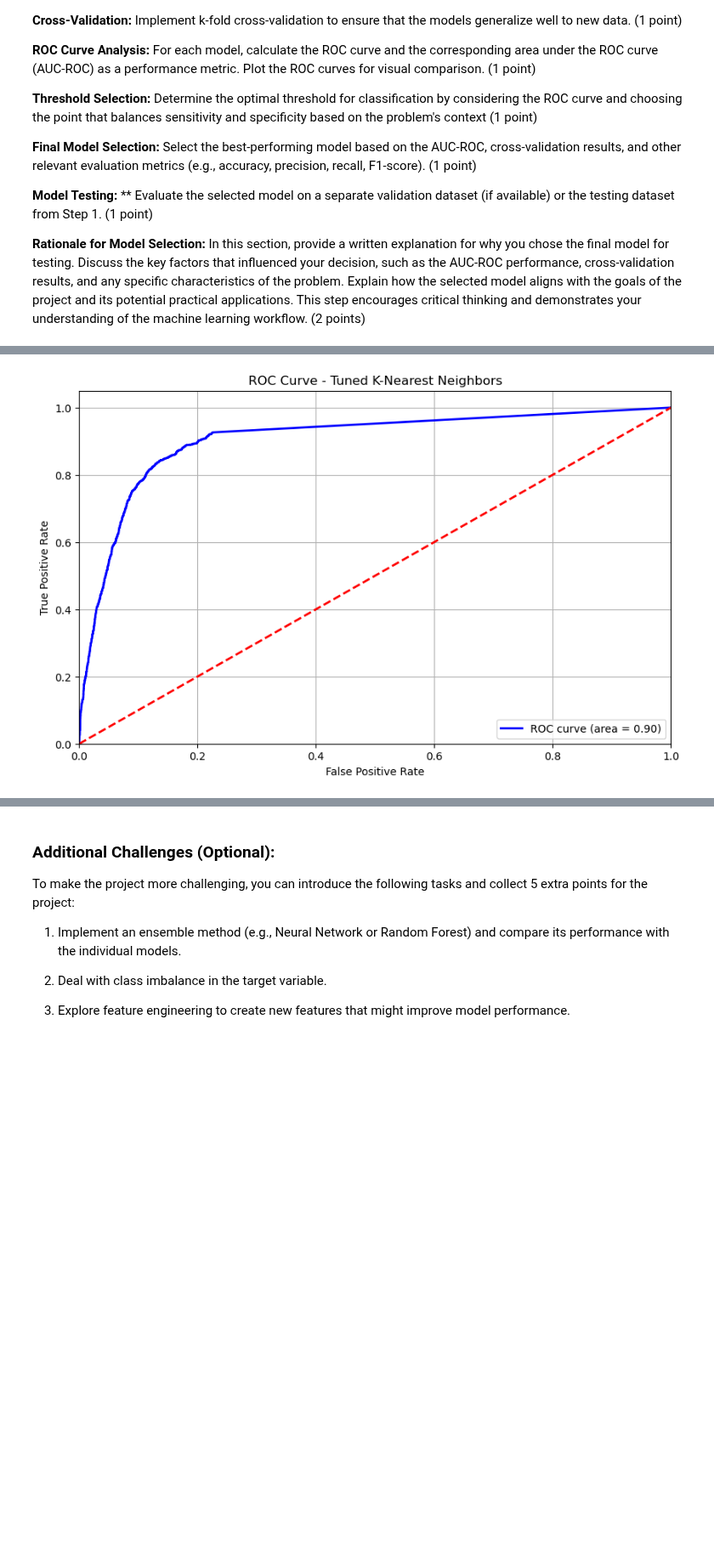
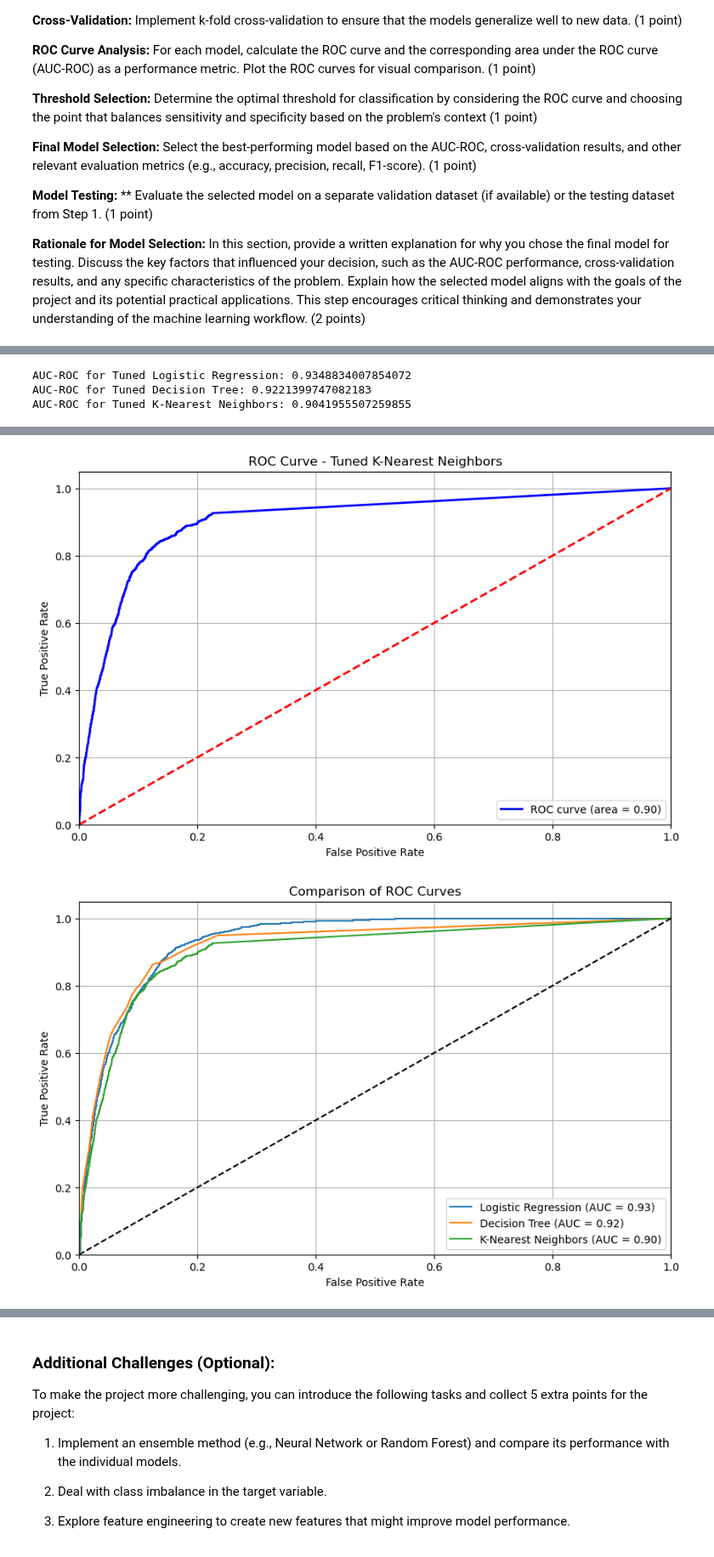
Before and after one commit to viktortrilar/Bank-Telemarketing-Data-Analysis, a Jupyter notebook: Final Project 2025.ipynb, the cells around one changed output, grey strips where cells are left out. Shown at 85% size. Drawn from its saved outputs; the diff is of its cells as text; code cells hidden in the pictures; blank space fills up the shorter version.

```diff
--- a/Final Project 2025.ipynb
+++ b/Final Project 2025.ipynb
@@ -642,8 +630,8 @@ Confusion Matrix:
 # Perform ROC curve analysis and calculate AUC-ROC for each model
 
 # AUC-ROC curve for Logistic Regression
-fpr, tpr, thresholds = roc_curve(y_test_numeric, y_prob_best_log)
-roc_auc_log = auc(fpr, tpr)
+fpr_log, tpr_log, thresholds = roc_curve(y_test_numeric, y_prob_best_log,)
+roc_auc_log = auc(fpr_log, tpr_log)
 
 # AUC-ROC curve for Decision Tree
 fpr_tree, tpr_tree, thresholds_tree = roc_curve(y_test_numeric, y_prob_best_tree)
@@ -652,29 +640,57 @@ roc_auc_tree = auc(fpr_tree, tpr_tree)
 # AUC-ROC curve for K-Nearest Neighbors
 fpr_knn, tpr_knn, thresholds_knn = roc_curve(y_test_numeric, y_prob_best_knn)
 roc_auc_knn = auc(fpr_knn, tpr_knn)
+
+# Print AUC-ROC values
+def print_auc_roc(model_name, roc_auc):
+    print(f"AUC-ROC for {model_name}: {roc_auc}")
+
+print_auc_roc("Tuned Logistic Regression", roc_auc_log)
+print_auc_roc("Tuned Decision Tree", roc_auc_tree)
+print_auc_roc("Tuned K-Nearest Neighbors", roc_auc_knn)
+# %% [output]
+AUC-ROC for Tuned Logistic Regression: 0.9348834007854072
+AUC-ROC for Tuned Decision Tree: 0.9221399747082183
+AUC-ROC for Tuned K-Nearest Neighbors: 0.9041955507259855
 # %%
 # Visualize ROC curves
 
 def plot_roc_curve(fpr, tpr, roc_auc, model_name):
     plt.figure(figsize=(10, 6))
     plt.plot(fpr, tpr, color='blue', lw=2, label=f'ROC curve (area = {roc_auc:.2f})')
     plt.plot([0, 1], [0, 1], color='red', lw=2, linestyle='--')
     plt.xlim([0.0, 1.0])
     plt.ylim([0.0, 1.05])
     plt.xlabel('False Positive Rate')
     plt.ylabel('True Positive Rate')
     plt.title(f'ROC Curve - {model_name}')
     plt.legend(loc='lower right')
     plt.grid()
     plt.show()
 
-plot_roc_curve(fpr, tpr, roc_auc_log, "Tuned Logistic Regression")
+plot_roc_curve(fpr_log, tpr_log, roc_auc_log, "Tuned Logistic Regression")
 plot_roc_curve(fpr_tree, tpr_tree, roc_auc_tree, "Tuned Decision Tree")
 plot_roc_curve(fpr_knn, tpr_knn, roc_auc_knn, "Tuned K-Nearest Neighbors")
+
+# Comparing all together
+plt.figure(figsize=(10, 6))
+plt.plot(fpr_log, tpr_log, label=f'Logistic Regression (AUC = {roc_auc_log:.2f})')
+plt.plot(fpr_tree, tpr_tree, label=f'Decision Tree (AUC = {roc_auc_tree:.2f})')
+plt.plot(fpr_knn, tpr_knn, label=f'K-Nearest Neighbors (AUC = {roc_auc_knn:.2f})')
+plt.plot([0, 1], [0, 1], 'k--')
+plt.xlim([0.0, 1.0])
+plt.ylim([0.0, 1.05])
+plt.xlabel('False Positive Rate')
+plt.ylabel('True Positive Rate')
+plt.title('Comparison of ROC Curves')
+plt.legend(loc='lower right')
+plt.grid()
+plt.show()
 # %% [output]
 [figure]
 [figure]
 [figure]
+[figure, added]
 # %%
 # Threshold Selection (You can manually select a threshold based on ROC analysis)
 
```
Also changed, not shown: parts of 5 cells of this notebook.
